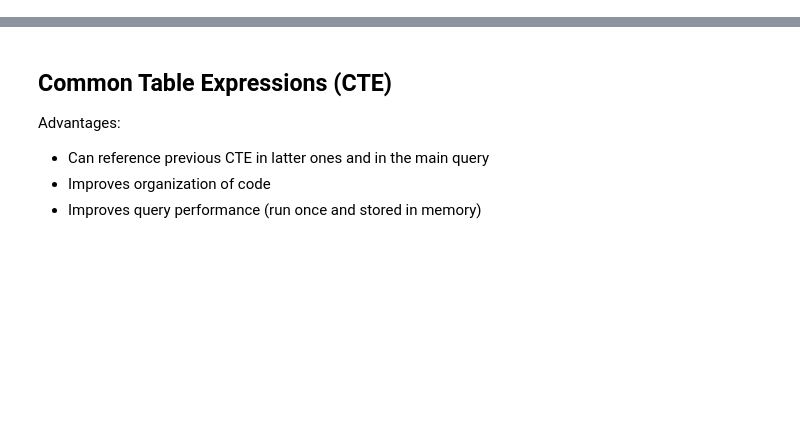
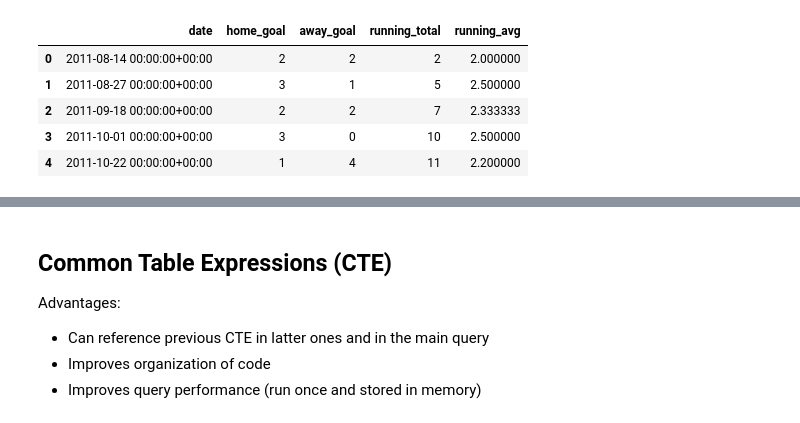
Before and after one commit to ursumarius/sql-datacamp, a Jupyter notebook: Summary_README.ipynb, the cells around one changed output, grey strips where cells are left out. Saved outputs shown, nothing was run; the diff lists cells and outputs as text; code cells hidden in the pictures; blank space fills up the shorter version.

```diff
--- a/Summary_README.ipynb
+++ b/Summary_README.ipynb
@@ -50,0 +69,22 @@ LIMIT 3;
+# %%
+SELECT
+	date,
+	home_goal,
+	away_goal,
+    -- Create a running total and running average of home goals
+    SUM(home_goal) OVER(ORDER BY date
+         ROWS BETWEEN UNBOUNDED PRECEDING AND CURRENT ROW) AS running_total,
+    AVG(home_goal) OVER(ORDER BY date
+         ROWS BETWEEN UNBOUNDED PRECEDING AND CURRENT ROW)  AS running_avg
+FROM soccer.match
+WHERE
+	hometeam_id = 9908
+	AND season = '2011/2012'
+LIMIT 5;
+# %% [output]
+|  | date | home_goal | away_goal | running_total | running_avg |
+| 0 | 2011-08-14 00:00:00+00:00 | 2 | 2 | 2 | 2.000000 |
+| 1 | 2011-08-27 00:00:00+00:00 | 3 | 1 | 5 | 2.500000 |
+| 2 | 2011-09-18 00:00:00+00:00 | 2 | 2 | 7 | 2.333333 |
+| 3 | 2011-10-01 00:00:00+00:00 | 3 | 0 | 10 | 2.500000 |
+| 4 | 2011-10-22 00:00:00+00:00 | 1 | 4 | 11 | 2.200000 |
```
Also changed, not shown: parts of 21 cells of this notebook, 1 other file.
